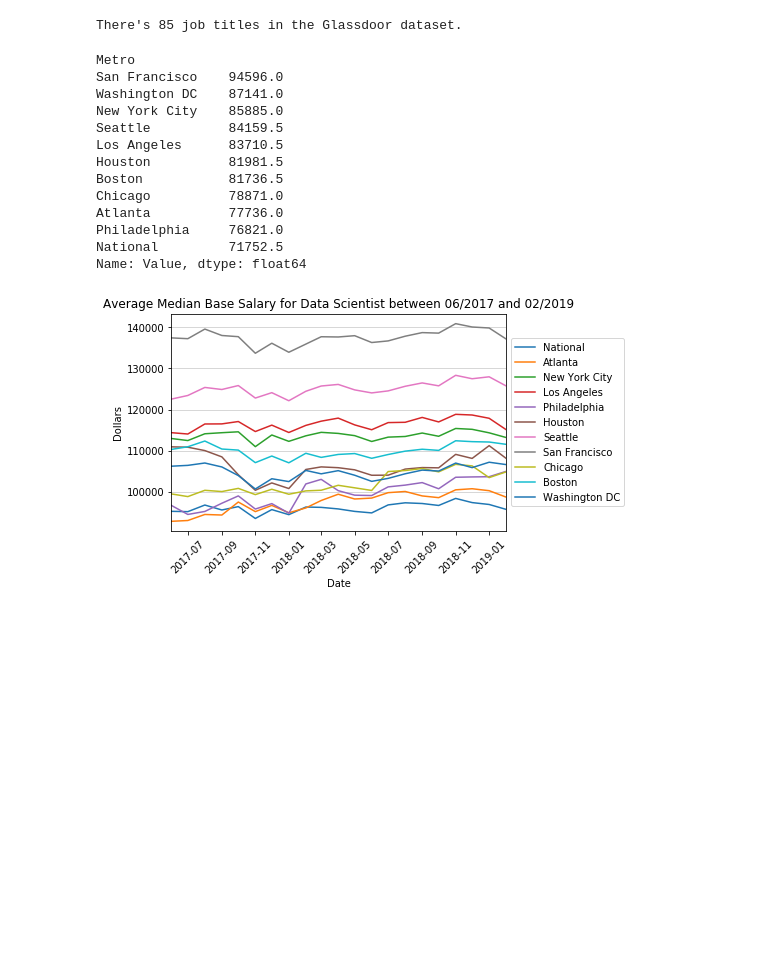
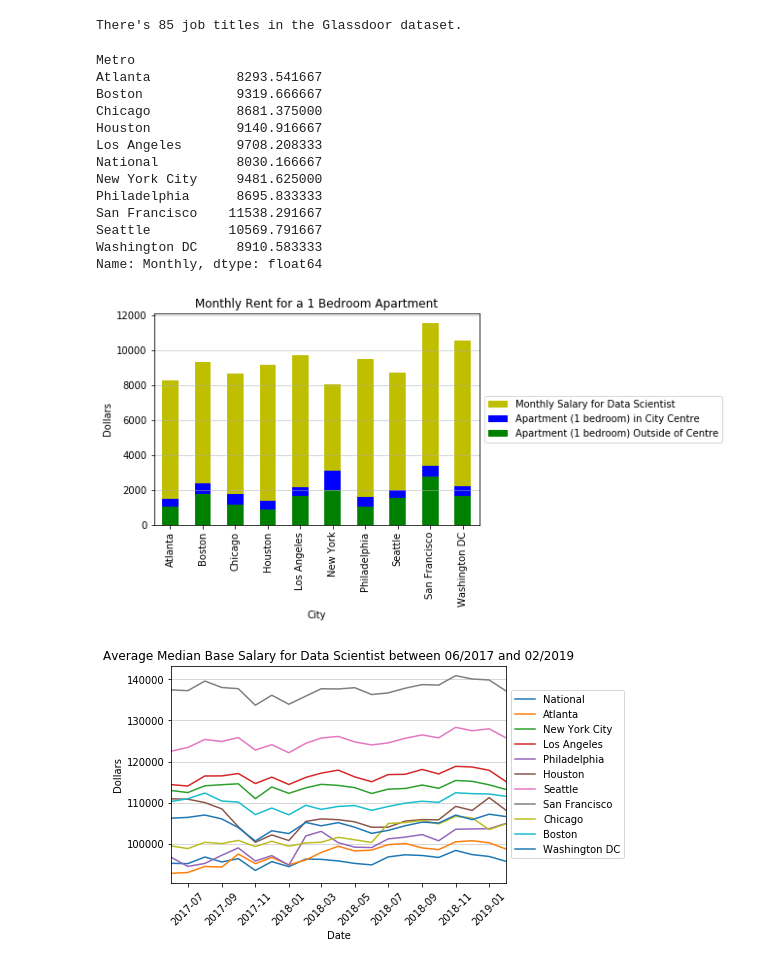
Before and after one commit to cinhui/project_one, a Jupyter notebook: data_exploration_charts.ipynb, the cells around one changed output. Saved outputs shown, nothing was run; the diff lists cells and outputs as text; code cells hidden in the pictures; blank space fills up the shorter version.

```diff
--- a/data_exploration_charts.ipynb
+++ b/data_exploration_charts.ipynb
@@ -66,0 +59,4 @@ glassdoor_job_title_df.head()
+# %%
+# Add a column that has monthly salary based on annual salary
+glassdoor_job_title_df["Monthly"] = glassdoor_job_title_df["Value"]/12
+glassdoor_job_title_df.head()
@@ -79,25 +82,40 @@ There's 85 job titles in the Glassdoor dataset.
 #                                       .sort_values('Value', ascending=False))
 #                                      .head(11))['Value']
 glassdoor_job_title_2019 = glassdoor_job_title_df[glassdoor_job_title_df["yr"]==2019]
-df = glassdoor_job_title_2019.groupby(["Dimension"]).apply(lambda x: (x.groupby('Metro')
-                                      .mean()
-                                      .sort_values('Value', ascending=False))
-                                     .head(11))['Value']
-df["Project Manager"]
+df_2019 = glassdoor_job_title_2019.groupby(["Dimension"]).apply(lambda x: (x.groupby('Metro')
+                                      .mean())
+#                                      .sort_values('Value', ascending=False))
+                                     .head(11))['Monthly']
+job_title_interest = "Data Scientist"
+df_2019[job_title_interest]
 # %% [output]
 Metro
-San Francisco    94596.0
-Washington DC    87141.0
-New York City    85885.0
-Seattle          84159.5
-Los Angeles      83710.5
-Houston          81981.5
-Boston           81736.5
-Chicago          78871.0
-Atlanta          77736.0
-Philadelphia     76821.0
-National         71752.5
-Name: Value, dtype: float64
+Atlanta           8293.541667
+Boston            9319.666667
+Chicago           8681.375000
+Houston           9140.916667
+Los Angeles       9708.208333
+National          8030.166667
+New York City     9481.625000
+Philadelphia      8695.833333
+San Francisco    11538.291667
+Seattle          10569.791667
+Washington DC     8910.583333
+Name: Monthly, dtype: float64
+# %%
+ax = plt.gca()
+df_2019[job_title_interest].plot(kind='bar',y=('Salary for {0}').format(job_title_interest),
+                                 label =('Monthly Salary for {0}').format(job_title_interest), color='y',ax=ax)
+cost_of_living_df.plot(kind='bar',y='Apartment (1 bedroom) in City Centre',color='b',ax=ax)
+cost_of_living_df.plot(kind='bar',y='Apartment (1 bedroom) Outside of Centre',color='g',ax=ax)
+plt.xlabel("City")
+plt.ylabel("Dollars")
+plt.legend(loc='center left', bbox_to_anchor=(1, 0.5))
+ax.yaxis.grid(linewidth=0.5)
+plt.title("Monthly Rent for a 1 Bedroom Apartment")
+plt.show()
+# %% [output]
+[figure, added]
 # %%
 # Created a column with Date object for plotting purposes
 glassdoor_job_title_df['Date'] = [datetime.strptime(month, '%Y-%m') for month in glassdoor_job_title_df['Month']]
```
Also changed, not shown: parts of 29 cells of this notebook.
